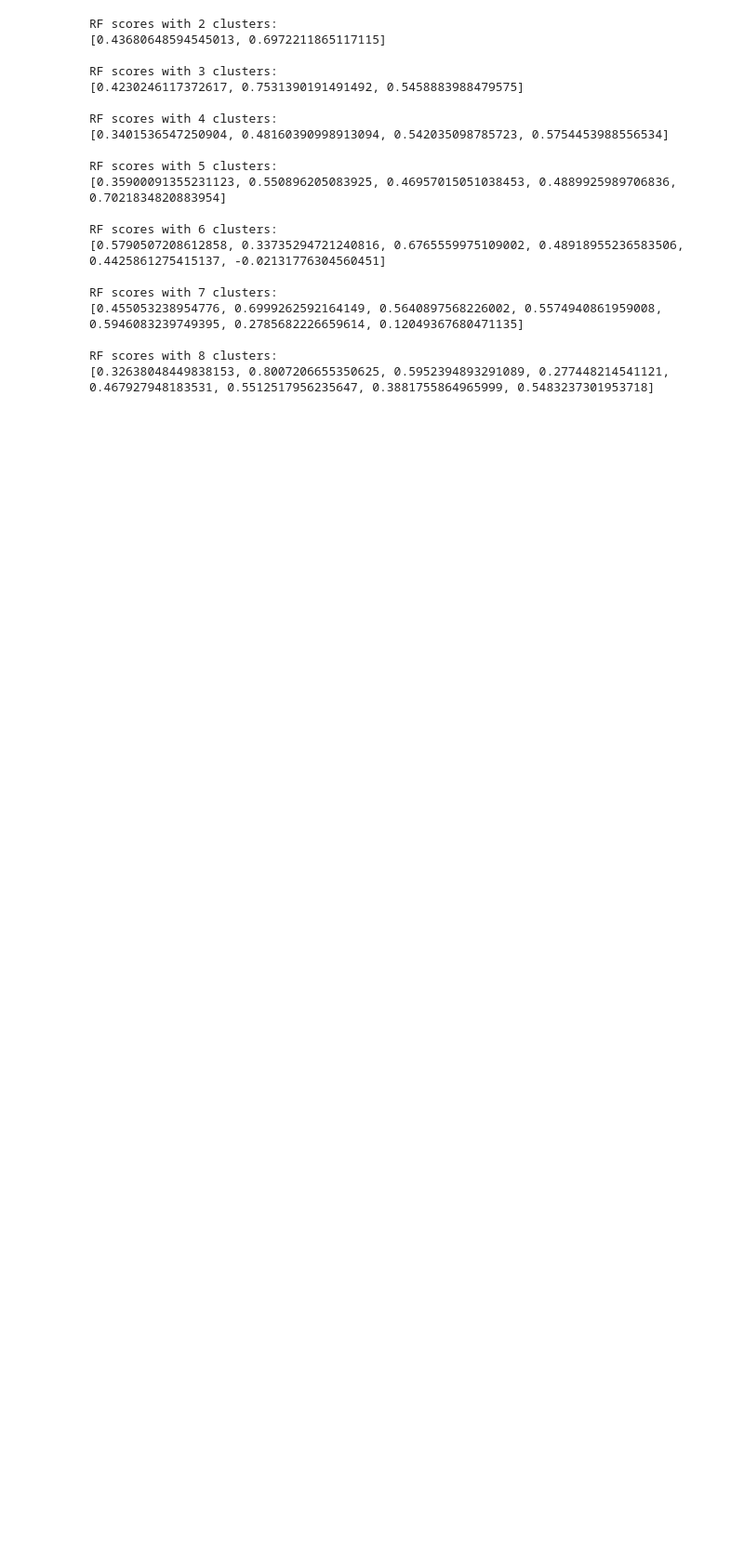
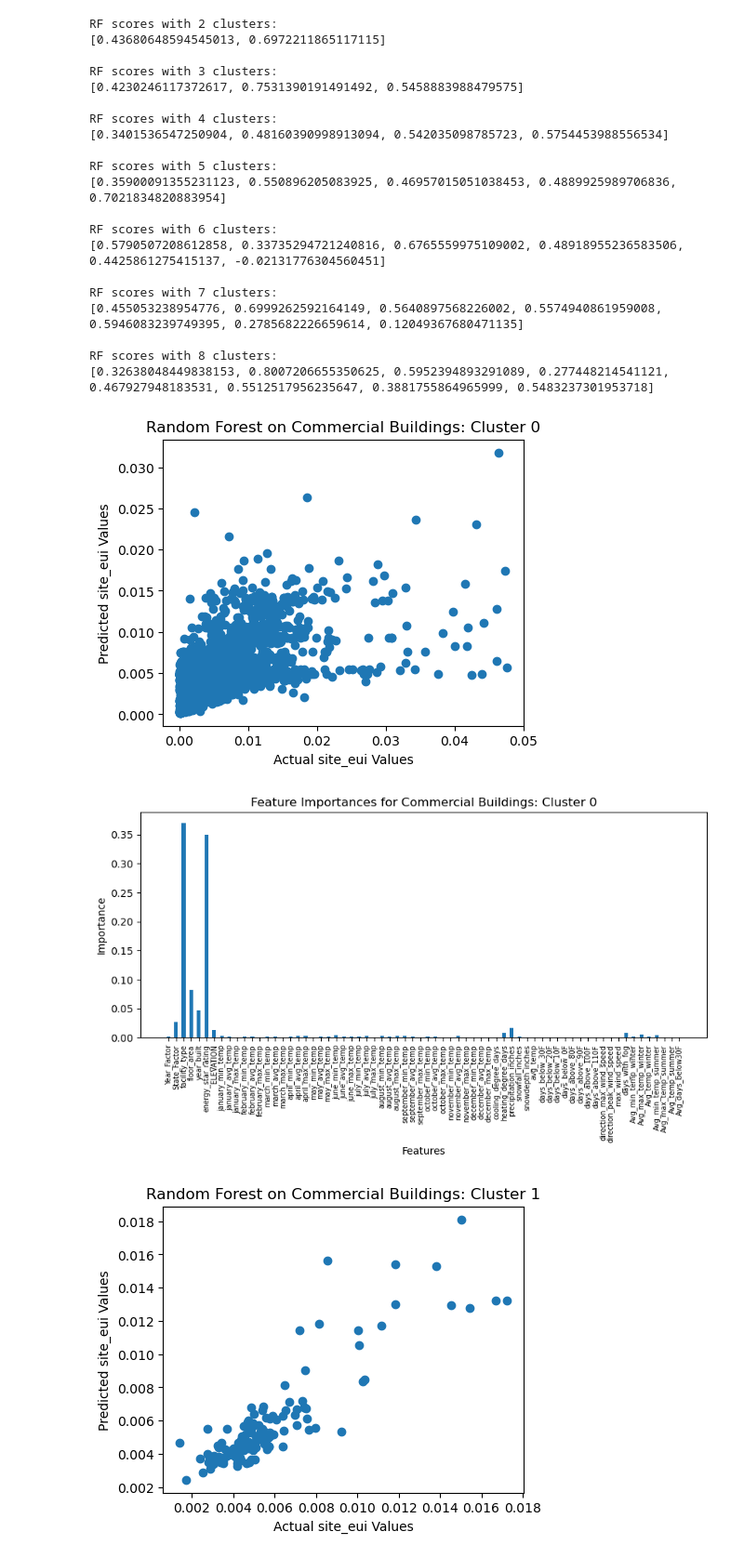
Before and after one commit to jren0/GDS-Final-Project, a Jupyter notebook: kmeans_features.ipynb, the cells around one changed output. Shown at 93% size. Saved outputs shown, nothing was run; the diff lists cells and outputs as text; code cells hidden in the pictures; blank space fills up the shorter version.

Commit message:
Random Forest Plots for Commericial Clusters (k=3)

```diff
--- a/kmeans_features.ipynb
+++ b/kmeans_features.ipynb
@@ -260,3 +260,47 @@ RF scores with 7 clusters:
 
 RF scores with 8 clusters:
 [0.32638048449838153, 0.8007206655350625, 0.5952394893291089, 0.277448214541121, 0.467927948183531, 0.5512517956235647, 0.3881755864965999, 0.5483237301953718]
+# %%
+### RANDOM FOREST ON COMMERCIAL WITH 3 CLUSTERS ###
+
+# Fit k-means with k = 3
+kmeans3, com_df_clus = k_means(3,com_train_df)
+rf_scores = []
+
+# Run random forest on each cluster
+for i in range(3):
+    # Isolate current cluster
+    cluster_df = com_df_clus.loc[com_df_clus['cluster'] == i]
+    y = np.array(cluster_df['site_eui']).reshape(-1,1)
+    X = cluster_df.drop(columns=['site_eui', 'id', 'cluster'])
+    X_train, X_test, y_train, y_test = train_test_split(X, y, test_size=0.3)
+
+    # Run random forest
+    rf = RandomForestRegressor(n_estimators=40, max_depth=8)
+    rf.fit(X_train, y_train.ravel())
+    y_pred = rf.predict(X_test)
+    score = rf.score(X_test, y_test)
+    rf_scores.append(score)
+
+    # Plot Results
+    plt.figure(figsize=(5,4))
+    plt.scatter(y_test,y_pred)
+    plt.title("Random Forest on Commercial Buildings: Cluster " + str(i))
+    plt.xlabel("Actual site_eui Values")
+    plt.ylabel("Predicted site_eui Values")
+
+    # Plot Feature Importances
+    plt.figure(figsize=(10,4))
+    features = np.array(X.columns)
+    plt.bar(features, rf.feature_importances_, width=0.5)
+    plt.xticks(fontsize=7, rotation=90)
+    plt.title("Feature Importances for Commercial Buildings: Cluster " + str(i))
+    plt.xlabel("Features")
+    plt.ylabel("Importance")
+    plt.show()
+
+print("Scores:", rf_scores)
+# %% [output]
+[figure, added]
+[figure, added]
+[figure, added]
```
Also changed, not shown: parts of 1 cell of this notebook.
